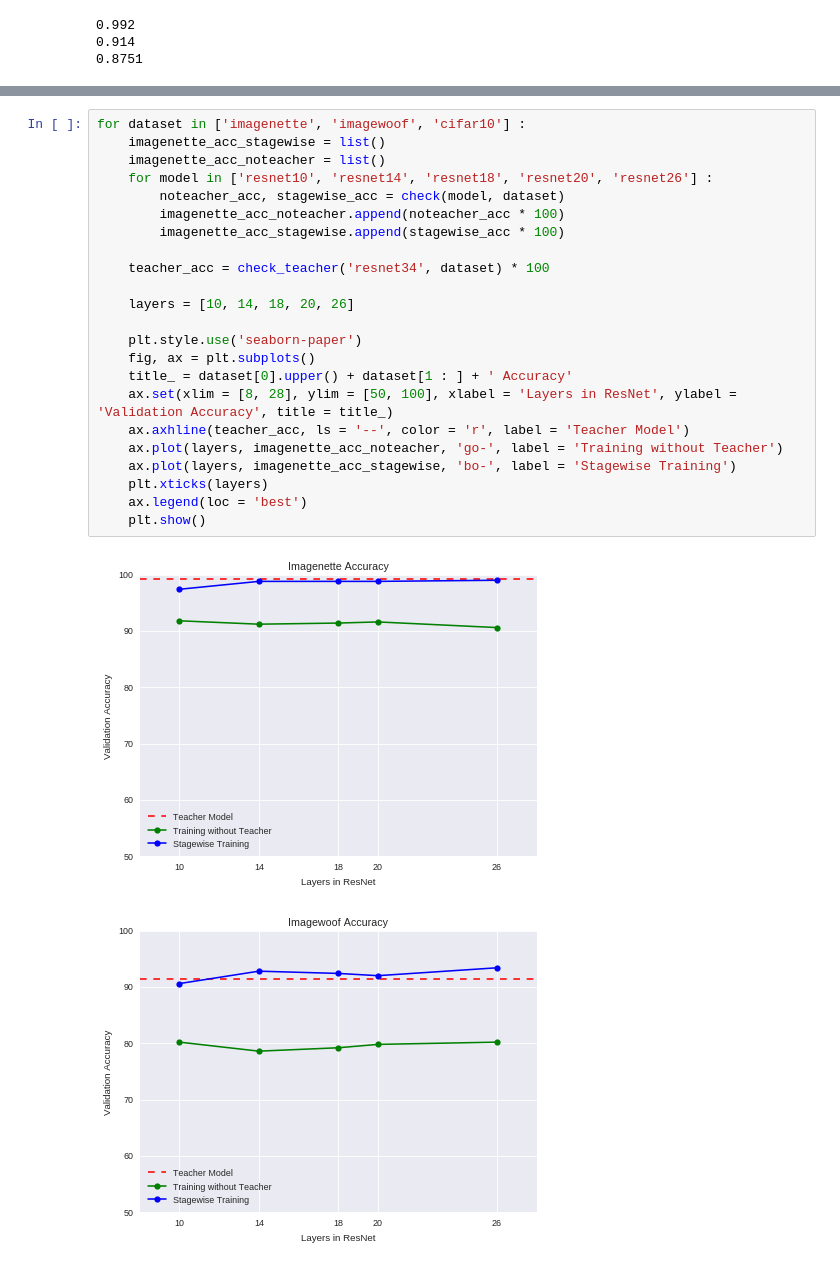
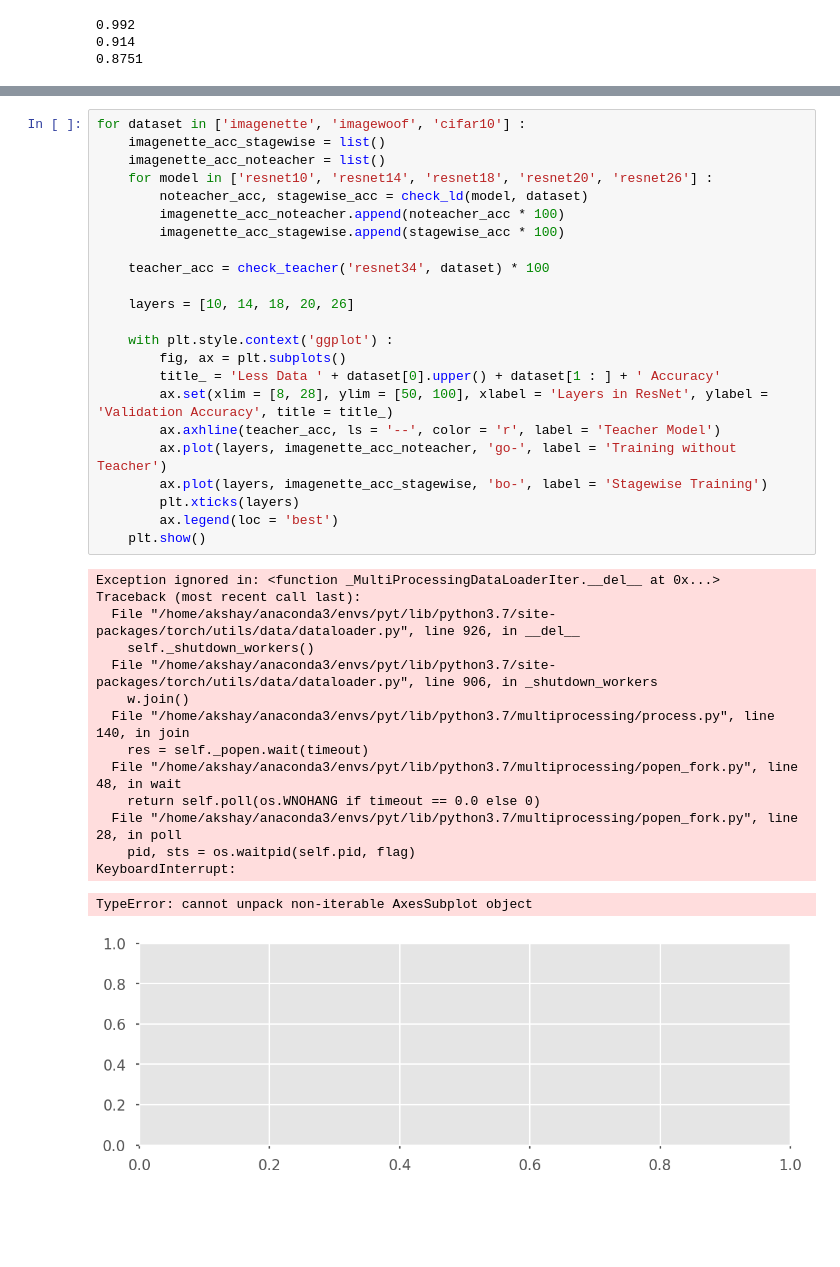
Before and after one commit to IvLabs/stagewise-knowledge-distillation, a Jupyter notebook: notebooks/evaluation.ipynb, the cells around one changed output, grey strips where cells are left out. Cells and saved outputs as stored; diff of their text form; blank space fills up the shorter version.

Commit message:
Added some code for plotting results

```diff
--- a/notebooks/evaluation.ipynb
+++ b/notebooks/evaluation.ipynb
@@ -219,26 +326,39 @@ print(check_teacher('resnet34', 'cifar10'))
 # %%
 for dataset in ['imagenette', 'imagewoof', 'cifar10'] :
     imagenette_acc_stagewise = list()
     imagenette_acc_noteacher = list()
     for model in ['resnet10', 'resnet14', 'resnet18', 'resnet20', 'resnet26'] :
-        noteacher_acc, stagewise_acc = check(model, dataset)
+        noteacher_acc, stagewise_acc = check_ld(model, dataset)
         imagenette_acc_noteacher.append(noteacher_acc * 100)
         imagenette_acc_stagewise.append(stagewise_acc * 100)
 
     teacher_acc = check_teacher('resnet34', dataset) * 100
 
     layers = [10, 14, 18, 20, 26]
 
-    plt.style.use('seaborn-paper')
-    fig, ax = plt.subplots()
-    title_ = dataset[0].upper() + dataset[1 : ] + ' Accuracy'
-    ax.set(xlim = [8, 28], ylim = [50, 100], xlabel = 'Layers in ResNet', ylabel = 'Validation Accuracy', title = title_)
-    ax.axhline(teacher_acc, ls = '--', color = 'r', label = 'Teacher Model')
-    ax.plot(layers, imagenette_acc_noteacher, 'go-', label = 'Training without Teacher')
-    ax.plot(layers, imagenette_acc_stagewise, 'bo-', label = 'Stagewise Training')
-    plt.xticks(layers)
-    ax.legend(loc = 'best')
+    with plt.style.context('ggplot') :
+        fig, ax = plt.subplots()
+        title_ = 'Less Data ' + dataset[0].upper() + dataset[1 : ] + ' Accuracy'
+        ax.set(xlim = [8, 28], ylim = [50, 100], xlabel = 'Layers in ResNet', ylabel = 'Validation Accuracy', title = title_)
+        ax.axhline(teacher_acc, ls = '--', color = 'r', label = 'Teacher Model')
+        ax.plot(layers, imagenette_acc_noteacher, 'go-', label = 'Training without Teacher')
+        ax.plot(layers, imagenette_acc_stagewise, 'bo-', label = 'Stagewise Training')
+        plt.xticks(layers)
+        ax.legend(loc = 'best')
     plt.show()
 # %% [output]
+Exception ignored in: <function _MultiProcessingDataLoaderIter.__del__ at 0x...>
+Traceback (most recent call last):
+  File "/home/akshay/anaconda3/envs/pyt/lib/python3.7/site-packages/torch/utils/data/dataloader.py", line 926, in __del__
+    self._shutdown_workers()
+  File "/home/akshay/anaconda3/envs/pyt/lib/python3.7/site-packages/torch/utils/data/dataloader.py", line 906, in _shutdown_workers
+    w.join()
+  File "/home/akshay/anaconda3/envs/pyt/lib/python3.7/multiprocessing/process.py", line 140, in join
+    res = self._popen.wait(timeout)
+  File "/home/akshay/anaconda3/envs/pyt/lib/python3.7/multiprocessing/popen_fork.py", line 48, in wait
+    return self.poll(os.WNOHANG if timeout == 0.0 else 0)
+  File "/home/akshay/anaconda3/envs/pyt/lib/python3.7/multiprocessing/popen_fork.py", line 28, in poll
+    pid, sts = os.waitpid(self.pid, flag)
+KeyboardInterrupt:
+TypeError: cannot unpack non-iterable AxesSubplot object
-[figure, old version]
+[figure, new version]
-[figure, removed]
```
Also changed, not shown: parts of 7 cells of this notebook, 2 other files.
